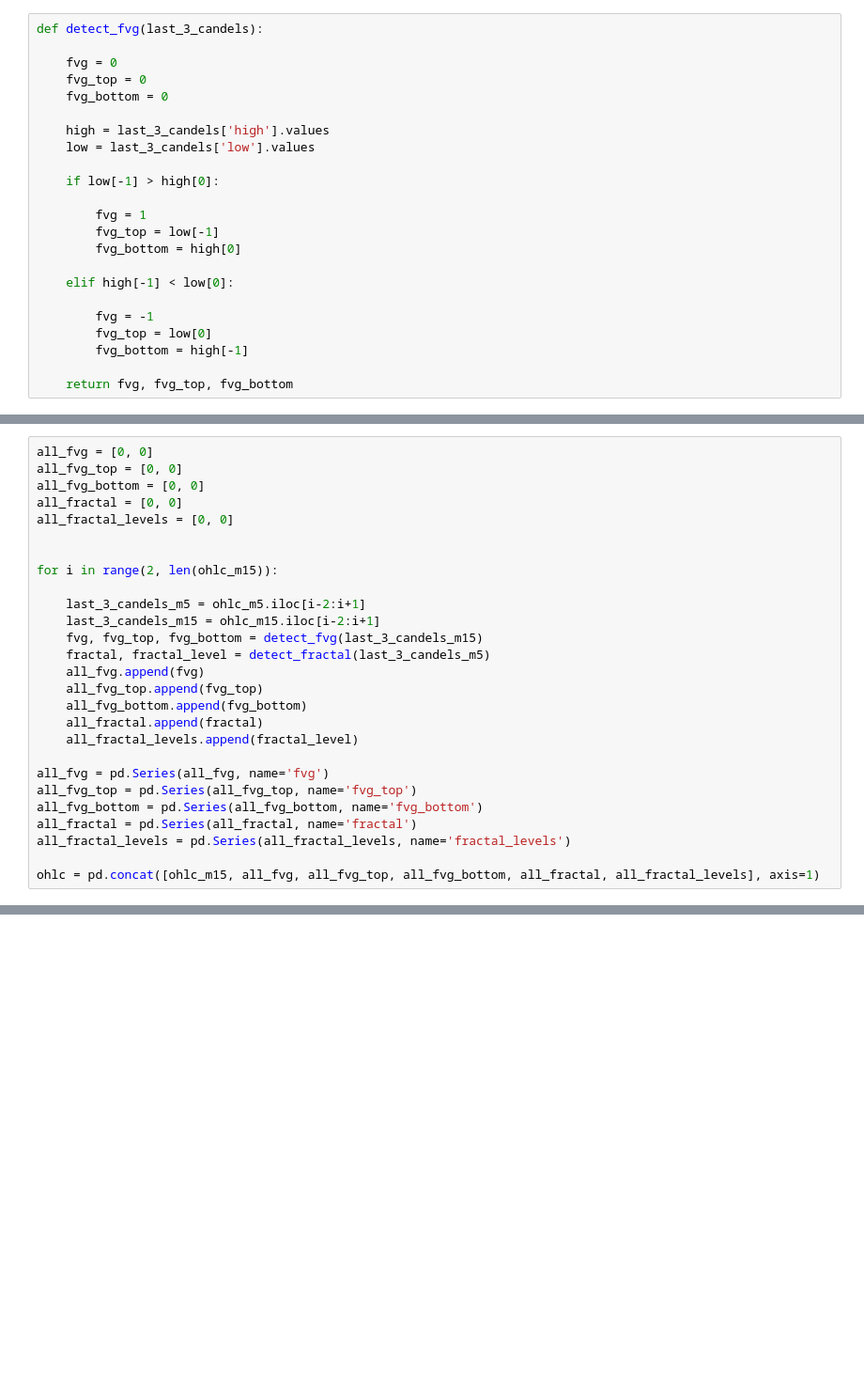
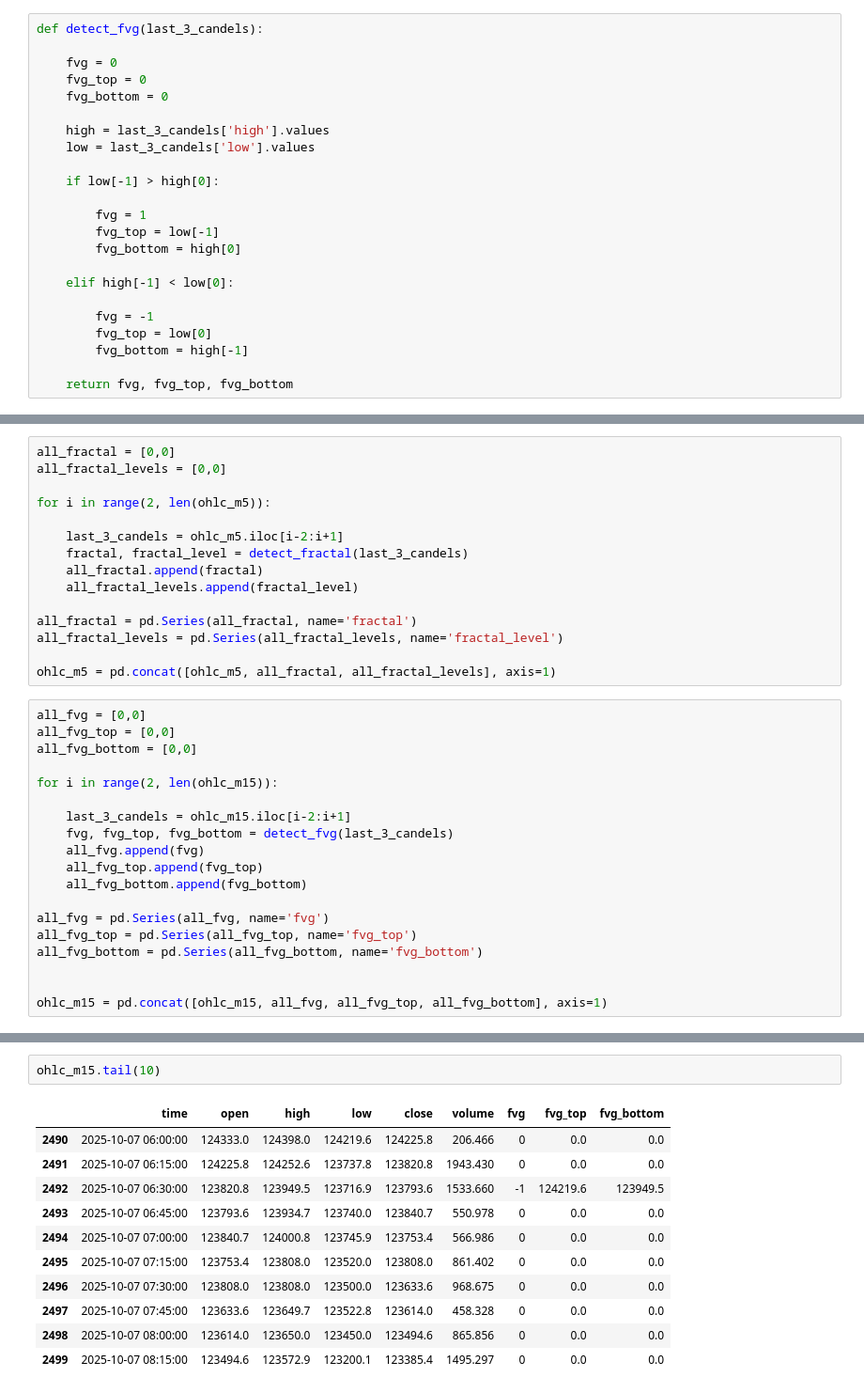
Before and after one commit to SRsr04/backtest_project, a Jupyter notebook: my_code_noel/technical.ipynb, the cells around one changed output, grey strips where cells are left out. Shown: that part at 94% size. Saved outputs shown, nothing was run; the diff lists cells and outputs as text; blank space fills up the shorter version.

```diff
--- a/my_code_noel/technical.ipynb
+++ b/my_code_noel/technical.ipynb
@@ -72,29 +54,36 @@ def detect_fractal(last_3_candels):
 
     return fractal, fractal_level
+# %%
+all_fractal = [0,0]
+all_fractal_levels = [0,0]
+
+for i in range(2, len(ohlc_m5)):
+
+    last_3_candels = ohlc_m5.iloc[i-2:i+1]
+    fractal, fractal_level = detect_fractal(last_3_candels)
+    all_fractal.append(fractal)
+    all_fractal_levels.append(fractal_level)
+
+all_fractal = pd.Series(all_fractal, name='fractal')
+all_fractal_levels = pd.Series(all_fractal_levels, name='fractal_level')
+
+ohlc_m5 = pd.concat([ohlc_m5, all_fractal, all_fractal_levels], axis=1)
 # %%
-all_fvg = [0, 0]
-all_fvg_top = [0, 0]
-all_fvg_bottom = [0, 0]
-all_fractal = [0, 0]
-all_fractal_levels = [0, 0]
-
+all_fvg = [0,0]
+all_fvg_top = [0,0]
+all_fvg_bottom = [0,0]
 
 for i in range(2, len(ohlc_m15)):
 
-    last_3_candels_m5 = ohlc_m5.iloc[i-2:i+1]
-    last_3_candels_m15 = ohlc_m15.iloc[i-2:i+1]
-    fvg, fvg_top, fvg_bottom = detect_fvg(last_3_candels_m15)
-    fractal, fractal_level = detect_fractal(last_3_candels_m5)
+    last_3_candels = ohlc_m15.iloc[i-2:i+1]
+    fvg, fvg_top, fvg_bottom = detect_fvg(last_3_candels)
     all_fvg.append(fvg)
     all_fvg_top.append(fvg_top)
     all_fvg_bottom.append(fvg_bottom)
-    all_fractal.append(fractal)
-    all_fractal_levels.append(fractal_level)
 
 all_fvg = pd.Series(all_fvg, name='fvg')
 all_fvg_top = pd.Series(all_fvg_top, name='fvg_top')
 all_fvg_bottom = pd.Series(all_fvg_bottom, name='fvg_bottom')
-all_fractal = pd.Series(all_fractal, name='fractal')
-all_fractal_levels = pd.Series(all_fractal_levels, name='fractal_levels')
 
-ohlc = pd.concat([ohlc_m15, all_fvg, all_fvg_top, all_fvg_bottom, all_fractal, all_fractal_levels], axis=1)
+
+ohlc_m15 = pd.concat([ohlc_m15, all_fvg, all_fvg_top, all_fvg_bottom], axis=1)
@@ -392,0 +104,14 @@ plotting_chart_technicals(df_plot, 4300, 4400)
+# %%
+ohlc_m15.tail(10)
+# %% [output]
+|  | time | open | high | low | close | volume | fvg | fvg_top | fvg_bottom |
+| 2490 | 2025-10-07 06:00:00 | 124333.0 | 124398.0 | 124219.6 | 124225.8 | 206.466 | 0 | 0.0 | 0.0 |
+| 2491 | 2025-10-07 06:15:00 | 124225.8 | 124252.6 | 123737.8 | 123820.8 | 1943.430 | 0 | 0.0 | 0.0 |
+| 2492 | 2025-10-07 06:30:00 | 123820.8 | 123949.5 | 123716.9 | 123793.6 | 1533.660 | -1 | 124219.6 | 123949.5 |
+| 2493 | 2025-10-07 06:45:00 | 123793.6 | 123934.7 | 123740.0 | 123840.7 | 550.978 | 0 | 0.0 | 0.0 |
+| 2494 | 2025-10-07 07:00:00 | 123840.7 | 124000.8 | 123745.9 | 123753.4 | 566.986 | 0 | 0.0 | 0.0 |
+| 2495 | 2025-10-07 07:15:00 | 123753.4 | 123808.0 | 123520.0 | 123808.0 | 861.402 | 0 | 0.0 | 0.0 |
+| 2496 | 2025-10-07 07:30:00 | 123808.0 | 123808.0 | 123500.0 | 123633.6 | 968.675 | 0 | 0.0 | 0.0 |
+| 2497 | 2025-10-07 07:45:00 | 123633.6 | 123649.7 | 123522.8 | 123614.0 | 458.328 | 0 | 0.0 | 0.0 |
+| 2498 | 2025-10-07 08:00:00 | 123614.0 | 123650.0 | 123450.0 | 123494.6 | 865.856 | 0 | 0.0 | 0.0 |
+| 2499 | 2025-10-07 08:15:00 | 123494.6 | 123572.9 | 123200.1 | 123385.4 | 1495.297 | 0 | 0.0 | 0.0 |
```
Also changed, not shown: parts of 20 cells of this notebook, 13 other files.
